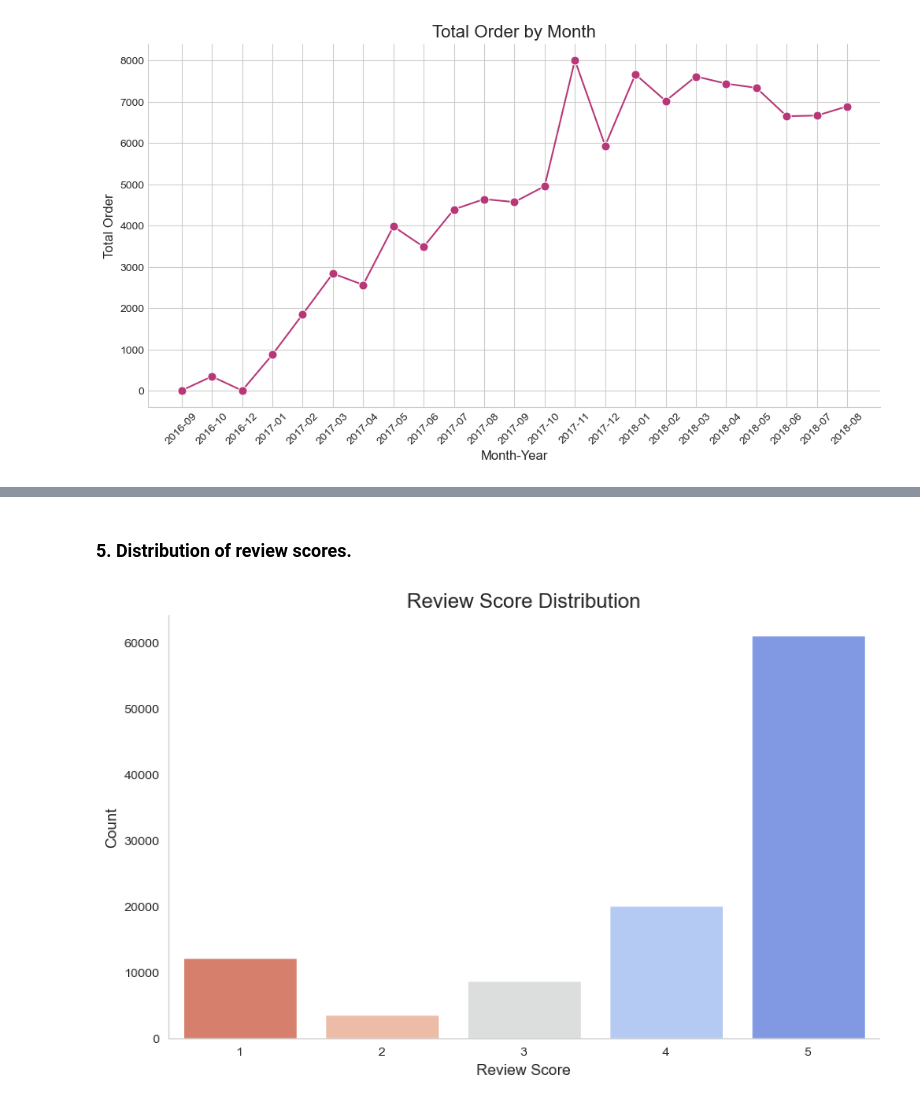
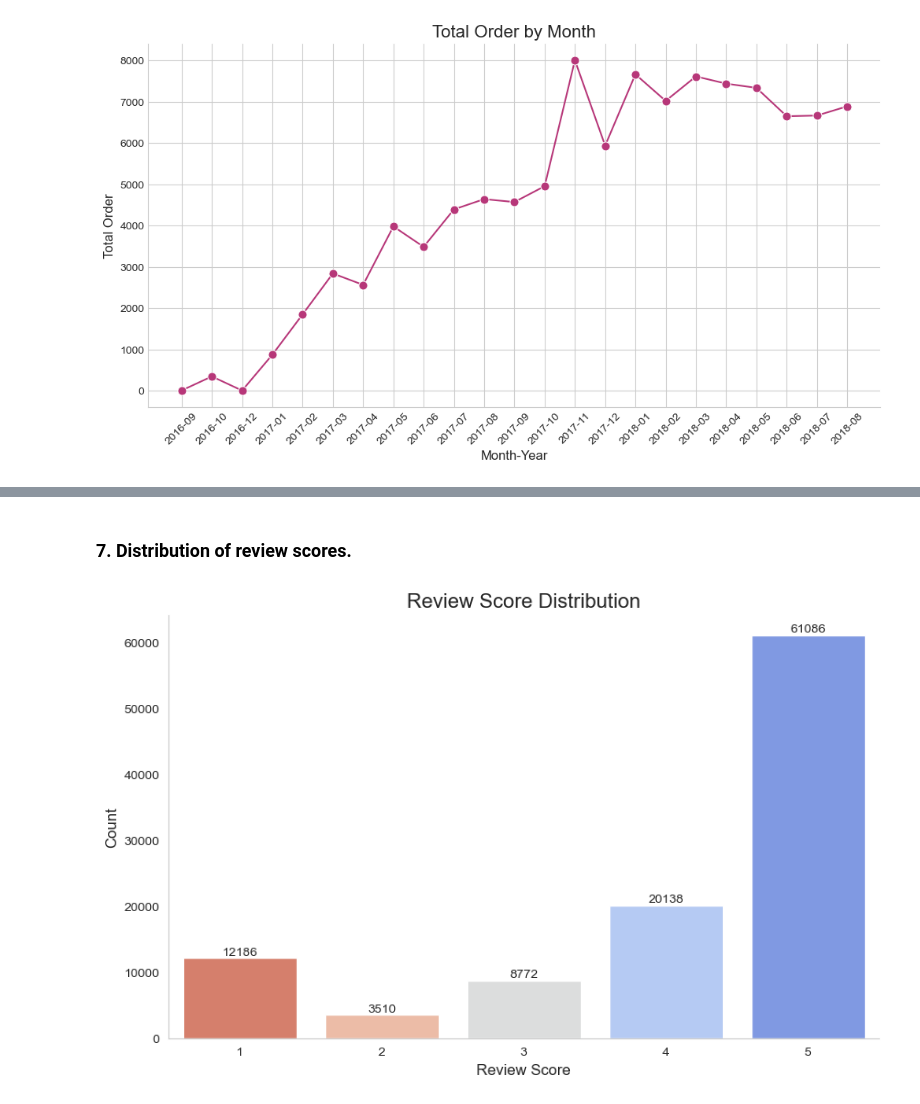
Before and after one commit to yovir/Data-Wrangling-and-SQL-Pacmann---Olist, a Jupyter notebook: Data Wrangling and SQL Pacmann.ipynb, the cells around one changed output, grey strips where cells are left out. Drawn from its saved outputs; the diff is of its cells as text; code cells hidden in the pictures.

Commit message:
Add more relevant graphs to notebook

```diff
--- a/Data Wrangling and SQL Pacmann.ipynb
+++ b/Data Wrangling and SQL Pacmann.ipynb
@@ -552,22 +603,0 @@ plt.show()
-# %%
-# Plot countplot [0]
-payment_method_plot = sns.countplot(data=work_dataset, x="payment_type", palette="cubehelix")
-
-# Assign bar values and enhance their labels
-for container in payment_method_plot.containers:
-    payment_method_plot.bar_label(container, label_type='edge', fmt='%.0f')
-
-payment_method_plot.set_title('Total Order by Payment Method', fontsize=16)
-payment_method_plot.set_xlabel('Payment Method', fontsize=12)
-payment_method_plot.set_ylabel('Total Order', fontsize=12)
-
-# Improve aesthetics and layout
-sns.set_style("whitegrid")
-payment_method_plot.grid(axis='y')
-payment_method_plot.spines['top'].set_visible(False)
-payment_method_plot.spines['right'].set_visible(False)
-
-# Rotate x-labels for better readability
-payment_method_plot.tick_params(axis='x', labelrotation=45)
-
-plt.show()
@@ -576,29 +636,29 @@ plt.show()
 # %% [markdown]
-### 5. Distribution of review scores.
+### 7. Distribution of review scores.
 # %%
 # Create subplots size 10,6
 fig, review_scores_plot = plt.subplots(figsize=(10,6))
 
 # Plot countplot
 review_scores_plot = sns.countplot(data=work_dataset, x="review_score", palette="coolwarm_r")
 
 # Assign bar values and enhance their labels
-for container in ax.containers:
+for container in review_scores_plot.containers:
     review_scores_plot.bar_label(container, label_type='edge', fmt='%.0f')
 
 review_scores_plot.set_title('Review Score Distribution', fontsize=16)
 review_scores_plot.set_xlabel('Review Score', fontsize=12)
 review_scores_plot.set_ylabel('Count', fontsize=12)
 
 # Improve aesthetics and layout
 sns.set_style("whitegrid")
 review_scores_plot.grid(axis='y')
 review_scores_plot.spines['top'].set_visible(False)
 review_scores_plot.spines['right'].set_visible(False)
 
 # Rotate x-labels for better readability
 review_scores_plot.tick_params(axis='x', labelrotation=0)
 
 plt.show()
 # %% [output]
-[figure, old version]
+[figure, new version]
```
Also changed, not shown: parts of 15 cells of this notebook.
